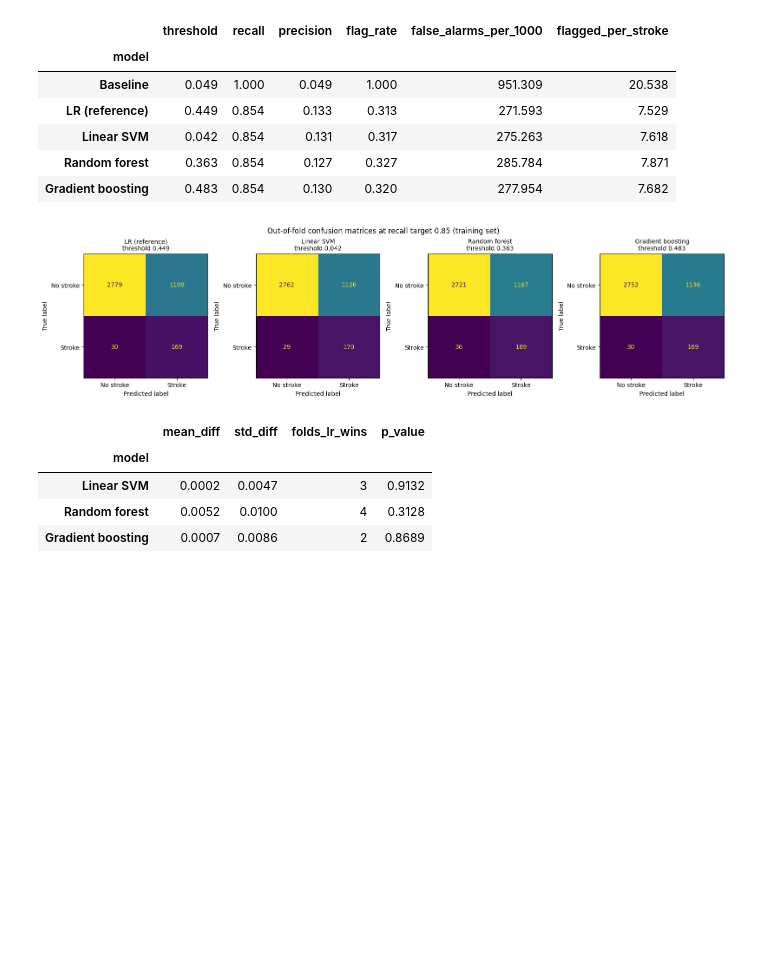
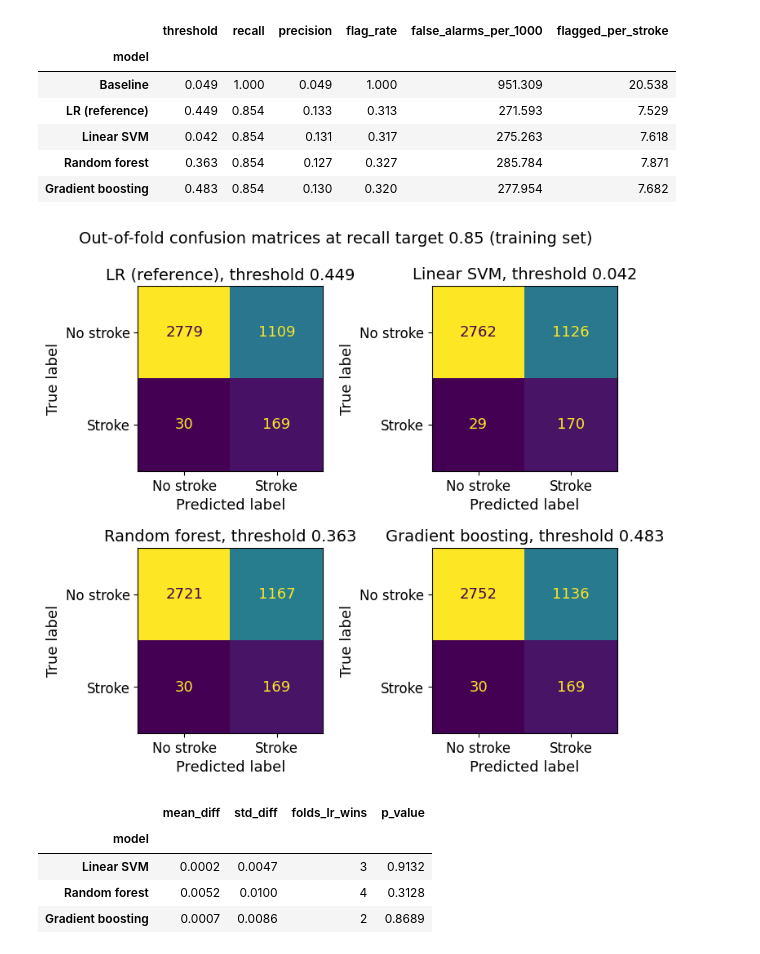
Before and after one commit to Lightfoot7/STR-E, a Jupyter notebook: Main (2).ipynb, the cells around one changed output. Saved outputs shown, nothing was run; the diff lists cells and outputs as text; code cells hidden in the pictures; blank space fills up the shorter version.

```diff
--- a/Main (2).ipynb
+++ b/Main (2).ipynb
@@ -608,6 +608,12 @@ from sklearn.inspection import permutation_importance
 
 warnings.filterwarnings("ignore", category=UserWarning)
 RUNTIME = ai4.show_runtime()
+
+# Figures: larger text so it stays readable when scaled to the report's text width
+plt.rcParams.update({"font.size": 13, "axes.titlesize": 14, "axes.labelsize": 13,
+                     "xtick.labelsize": 12, "ytick.labelsize": 12, "legend.fontsize": 11,
+                     "figure.titlesize": 14})
+os.makedirs("Figures", exist_ok=True)
 # %% [output]
 Runtime: Windows | Intel64 Family 6 Model 141 Stepping 1, GenuineIntel (16 cores, 15.6 GB) | CPU only | Python 3.13.7
 # %%
@@ -958,24 +964,25 @@ thresholds_table
 # %%
 # Confusion matrices at each model's recall-target threshold (out-of-fold training predictions, no test data)
 def plot_cv_confusion(models, thresholds_table):
     candidates = [(name, model) for name, model in models if name != "Baseline"]
-    fig, axes = plt.subplots(1, len(candidates), figsize=(4 * len(candidates), 4))
+    fig, axes = plt.subplots(2, 2, figsize=(7.5, 7))
+    axes = axes.ravel()
     for ax, (name, model) in zip(axes, candidates):
         proba = cross_val_predict(model, X_train, y_train, cv=cv, method="predict_proba")[:, 1]
         t = thresholds_table.loc[name, "threshold"]
         pred = (proba >= t).astype(int)
         ConfusionMatrixDisplay.from_predictions(
             y_train, pred, ax=ax, colorbar=False, values_format="d",
             display_labels=["No stroke", "Stroke"])
-        ax.set_title(f"{name}\nthreshold {t:.3f}", fontsize=10)
+        ax.set_title(f"{name}, threshold {t:.3f}")
     plt.suptitle(f"Out-of-fold confusion matrices at recall target {RECALL_TARGET} (training set)")
     plt.tight_layout()
-    plt.savefig("cv_confusion.pdf", bbox_inches="tight")   # figure for the report
+    plt.savefig("Figures/cv_confusion.pdf", bbox_inches="tight")   # figure for the report
     plt.show()
 
 plot_cv_confusion(models, thresholds_table)
 # %% [output]
-[figure, old version]
+[figure, new version]
 # %%
 # Paired comparisons
 def paired_comparison(rows, reference="LR (reference)"):
```
Also changed, not shown: parts of 13 cells of this notebook, 6 other files.
